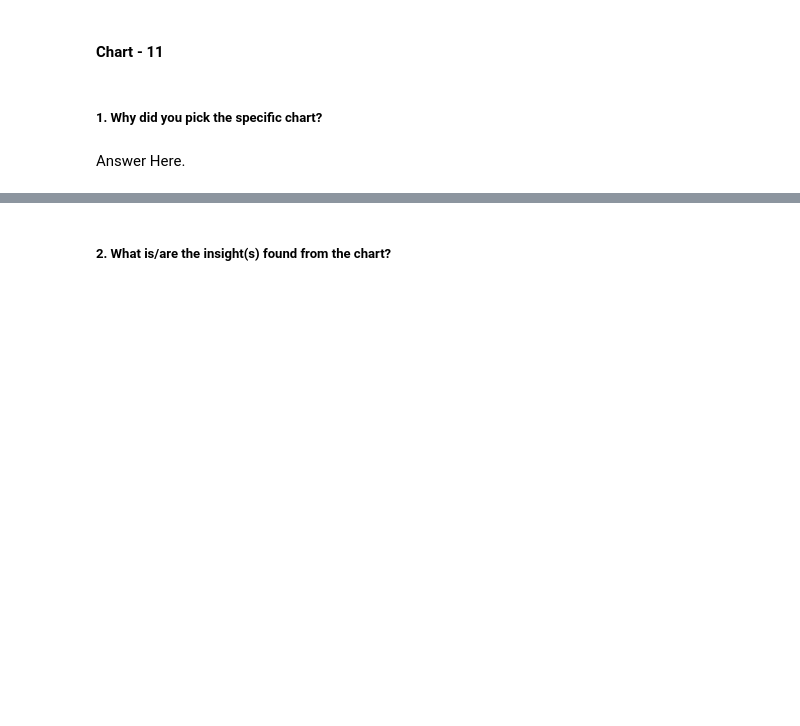
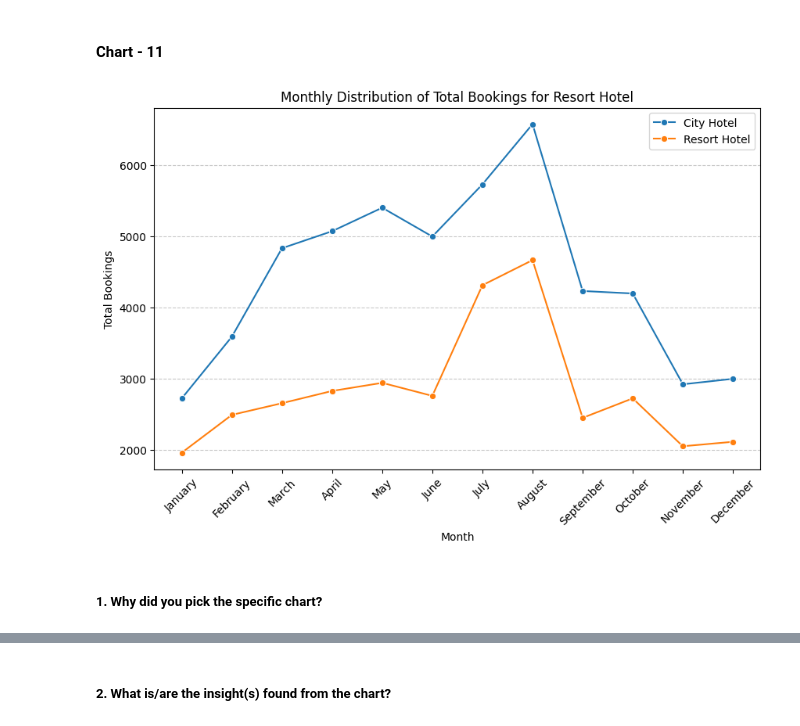
Before and after one commit to pk06969/EDA-Hotel_Booking_Analysis, a Jupyter notebook: Copy_of_Sample_EDA_Submission_Template.ipynb, the cells around one changed output, grey strips where cells are left out. Drawn from its saved outputs; the diff is of its cells as text; code cells hidden in the pictures; blank space fills up the shorter version.

```diff
--- a/Copy_of_Sample_EDA_Submission_Template.ipynb
+++ b/Copy_of_Sample_EDA_Submission_Template.ipynb
@@ -878,4 +872,48 @@ The information from this chart can greatly benefit the business. By recognizing
+# %%
+# Chart - 11 visualization code
+#  line chart to analyze the data monthly
+
+#Define the order of months for proper sorting in the line chart
+month_order = ['January', 'February', 'March', 'April', 'May', 'June', 'July', 'August', 'September', 'October', 'November', 'December']
+
+# Filter data for city hotel
+city_hotel_data = df[df['hotel'] == 'City Hotel']
+# Group data by 'arrival_date_month' and calculate total bookings for each month
+city_monthly_bookings = city_hotel_data.groupby('arrival_date_month')['hotel'].count().reset_index()
+city_monthly_bookings = city_monthly_bookings.rename(columns={'hotel': 'total_bookings'})
+# Sort the data by month
+city_monthly_bookings['arrival_date_month'] = pd.Categorical(city_monthly_bookings['arrival_date_month'], categories= month_order, ordered=True)
+city_monthly_bookings = city_monthly_bookings.sort_values('arrival_date_month')
+
+# Filter data for resort hotel
+resort_hotel_data = df[df['hotel'] == 'Resort Hotel']
+# Group data by 'arrival_date_month' and calculate total bookings for each month
+resort_monthly_bookings = resort_hotel_data.groupby('arrival_date_month')['hotel'].count().reset_index()
+resort_monthly_bookings = resort_monthly_bookings.rename(columns={'hotel': 'total_bookings'})
+# Sort the data by month
+resort_monthly_bookings['arrival_date_month'] = pd.Categorical(resort_monthly_bookings['arrival_date_month'], categories= month_order, ordered=True)
+resort_monthly_bookings = resort_monthly_bookings.sort_values('arrival_date_month')
+
+# Create the line chart for city hotel
+plt.figure(figsize=(10, 6))
+sns.lineplot(x='arrival_date_month', y='total_bookings', data=city_monthly_bookings, marker='o', label='City Hotel')
+plt.xlabel('Month')
+plt.ylabel('Total Bookings')
+plt.title('Monthly Distribution of Total Bookings for City Hotel')
+plt.xticks(rotation=45)
+plt.grid(axis='y', linestyle='--', alpha=0.7)
+
+# Create the line chart for resort hotel
+sns.lineplot(x='arrival_date_month', y='total_bookings', data=resort_monthly_bookings, marker='o', label='Resort Hotel')
+plt.xlabel('Month')
+plt.ylabel('Total Bookings')
+plt.title('Monthly Distribution of Total Bookings for Resort Hotel')
+plt.xticks(rotation=45)
+plt.grid(axis='y', linestyle='--', alpha=0.7)
+
+plt.legend()
+plt.show()
+# %% [output]
+[figure, added]
 # %% [markdown]
 ##### 1. Why did you pick the specific chart?
-# %% [markdown]
-Answer Here.
```
Also changed, not shown: parts of 28 cells of this notebook.
